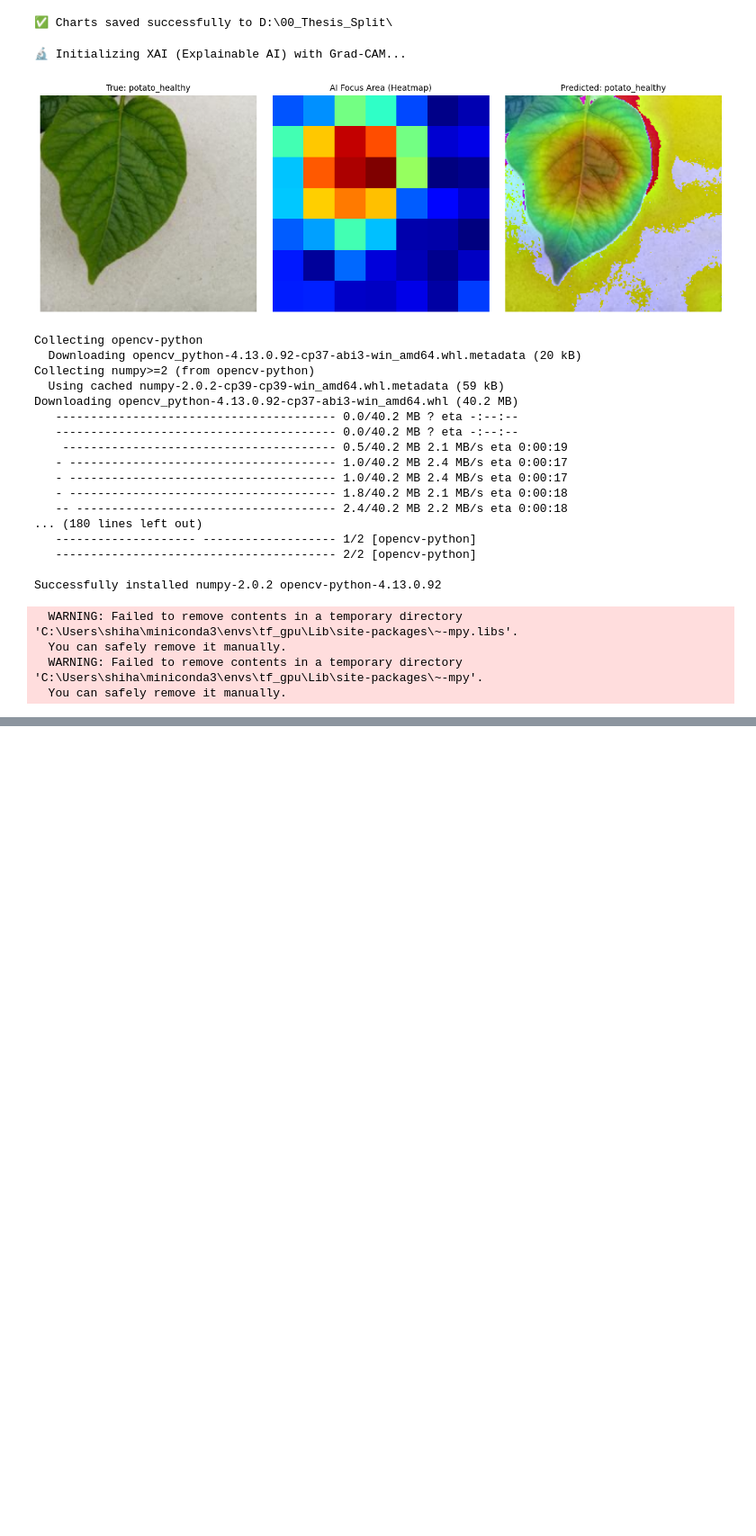
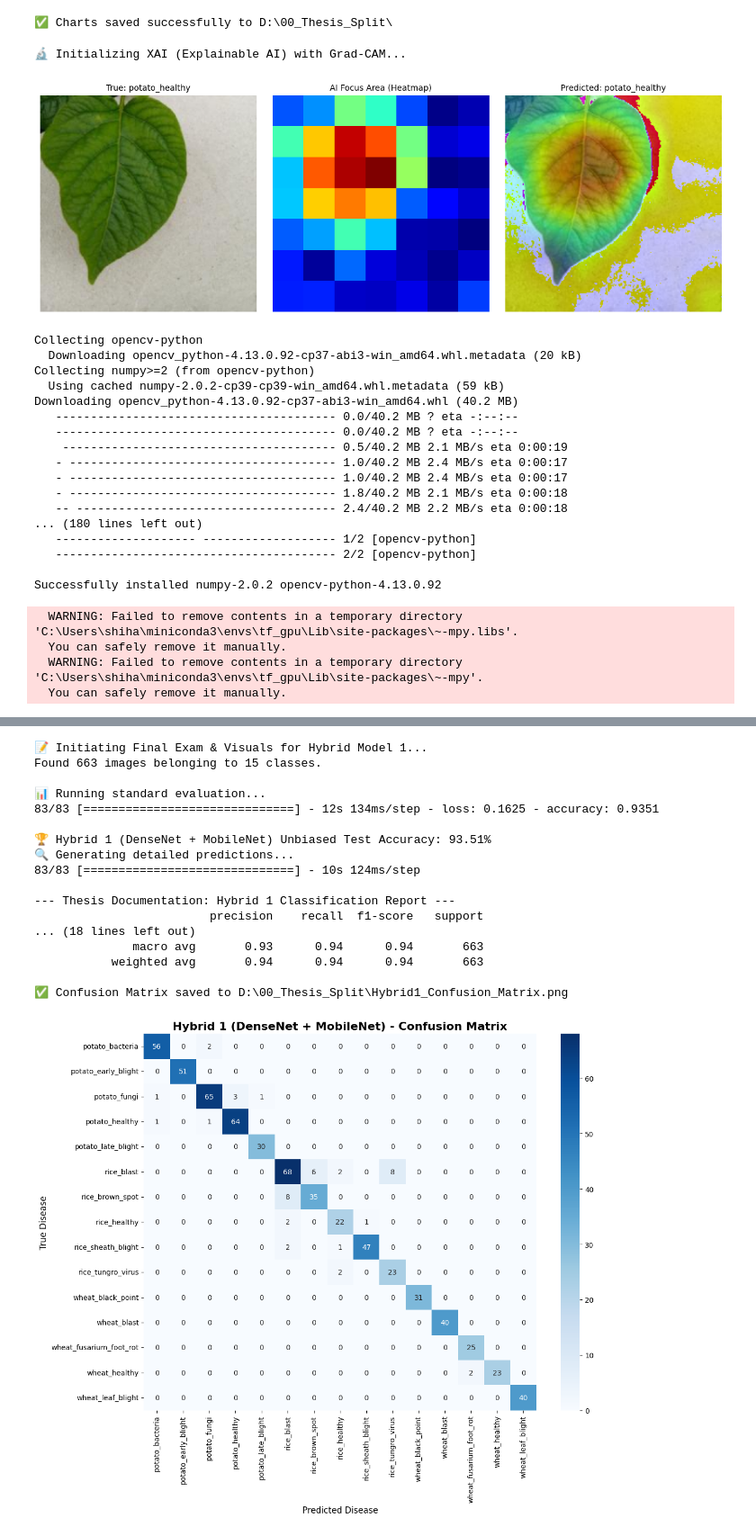
Before and after one commit to shihabpk99/AI-Powered-Crop-Disease-Detection-System, a Jupyter notebook: 2nd_atp.ipynb, the cells around one changed output, grey strips where cells are left out. Shown at 90% size. Saved outputs shown, nothing was run; the diff lists cells and outputs as text; code cells hidden in the pictures; blank space fills up the shorter version.

Commit message:
Hybrid model training

```diff
--- a/2nd_atp.ipynb
+++ b/2nd_atp.ipynb
@@ -1059,0 +1374,71 @@ Successfully installed numpy-2.0.2 opencv-python-4.13.0.92
+# %%
+import numpy as np
+import matplotlib.pyplot as plt
+import seaborn as sns
+from sklearn.metrics import classification_report, confusion_matrix
+from tensorflow.keras.preprocessing.image import ImageDataGenerator
+
+print("📝 Initiating Final Exam & Visuals for Hybrid Model 1...")
+
+# 1. Rebuild Test Generator (Batch Size 8 for GPU safety)
+test_dir = r"D:\00_Thesis_Split\test"
+IMG_SIZE = (224, 224)
+TEST_BATCH_SIZE = 8
+
+test_datagen = ImageDataGenerator(rescale=1./255)
+test_generator = test_datagen.flow_from_directory(
+    test_dir, target_size=IMG_SIZE, batch_size=TEST_BATCH_SIZE, class_mode='categorical', shuffle=False
+)
+
+# 2. Load the absolute best weights from Phase 2 (Epoch 10)
+hybrid_model_1.load_weights(r"D:\00_Thesis_Split\Hybrid1_Dense_Mobile_FineTuned_Weights.h5")
+
+# 3. Get overall Accuracy
+print("\n📊 Running standard evaluation...")
+test_loss_hybrid, test_acc_hybrid = hybrid_model_1.evaluate(test_generator, verbose=1)
+print(f"\n🏆 Hybrid 1 (DenseNet + MobileNet) Unbiased Test Accuracy: {test_acc_hybrid * 100:.2f}%")
+
+# 4. Generate Predictions for the Detailed Report
+print("🔍 Generating detailed predictions...")
+predictions_hybrid = hybrid_model_1.predict(test_generator, verbose=1)
+y_pred_hybrid = np.argmax(predictions_hybrid, axis=1)
+y_true_hybrid = test_generator.classes
+class_names = list(test_generator.class_indices.keys())
+
+# 5. Print Classification Report
+print("\n--- Thesis Documentation: Hybrid 1 Classification Report ---")
+print(classification_report(y_true_hybrid, y_pred_hybrid, target_names=class_names))
+
+# 6. Plot and Save the Confusion Matrix
+plt.figure(figsize=(12, 10))
+cm_hybrid = confusion_matrix(y_true_hybrid, y_pred_hybrid)
+sns.heatmap(cm_hybrid, annot=True, fmt='d', cmap='Blues', xticklabels=class_names, yticklabels=class_names)
+plt.title('Hybrid 1 (DenseNet + MobileNet) - Confusion Matrix', fontsize=16, fontweight='bold')
+plt.ylabel('True Disease', fontsize=12)
+plt.xlabel('Predicted Disease', fontsize=12)
+plt.xticks(rotation=90)
+plt.tight_layout()
+
+# Save this image directly to your folder for the thesis document
+plt.savefig(r"D:\00_Thesis_Split\Hybrid1_Confusion_Matrix.png")
+print("✅ Confusion Matrix saved to D:\\00_Thesis_Split\\Hybrid1_Confusion_Matrix.png")
+plt.show()
+# %% [output]
+📝 Initiating Final Exam & Visuals for Hybrid Model 1...
+Found 663 images belonging to 15 classes.
+
+📊 Running standard evaluation...
+83/83 [==============================] - 12s 134ms/step - loss: 0.1625 - accuracy: 0.9351
+
+🏆 Hybrid 1 (DenseNet + MobileNet) Unbiased Test Accuracy: 93.51%
+🔍 Generating detailed predictions...
+83/83 [==============================] - 10s 124ms/step
+
+--- Thesis Documentation: Hybrid 1 Classification Report ---
+                         precision    recall  f1-score   support
+... (18 lines left out)
+              macro avg       0.93      0.94      0.94       663
+           weighted avg       0.94      0.94      0.94       663
+
+✅ Confusion Matrix saved to D:\00_Thesis_Split\Hybrid1_Confusion_Matrix.png
+[figure, added]
```
Also changed, not shown: parts of 7 cells of this notebook, 1 other file.
